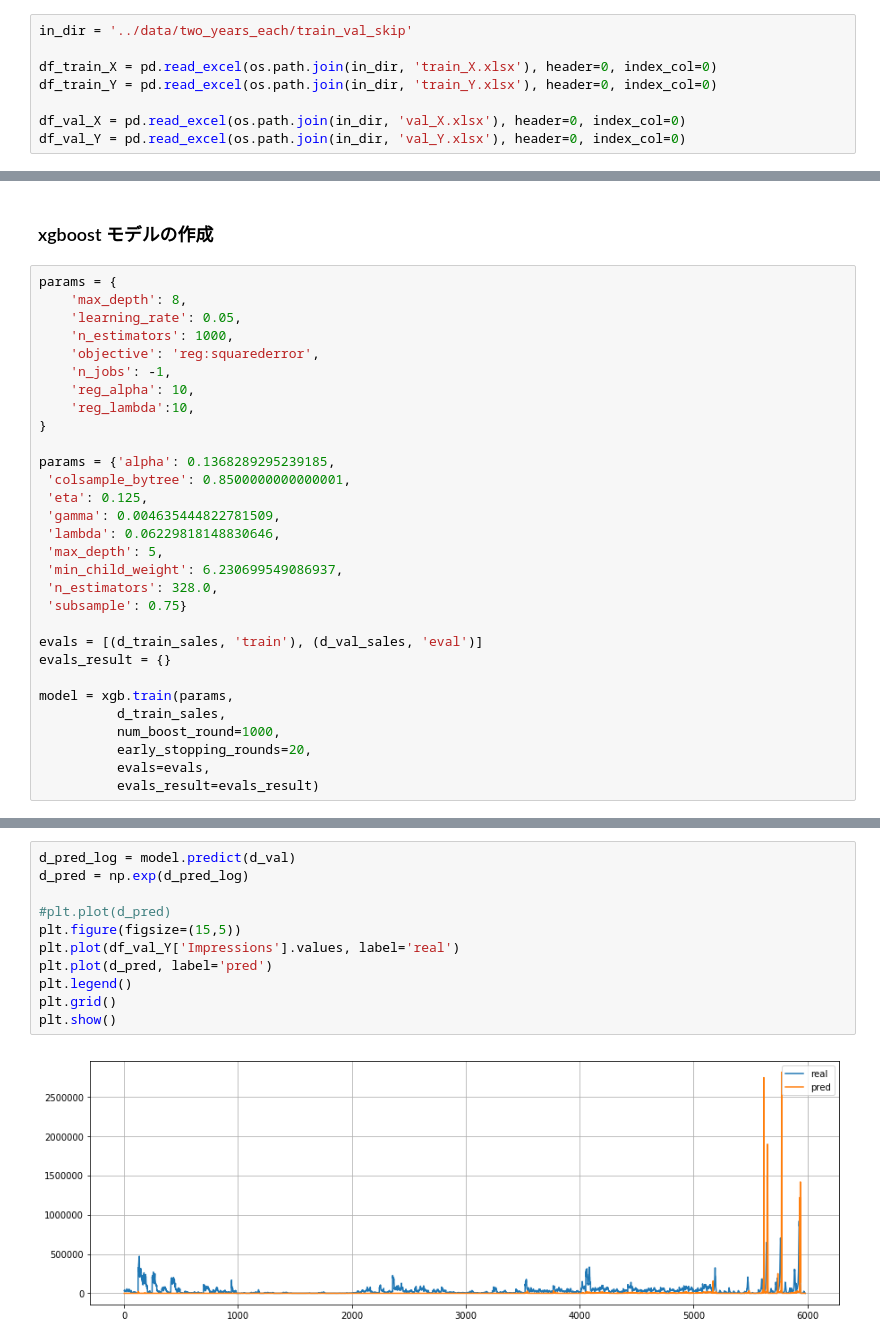
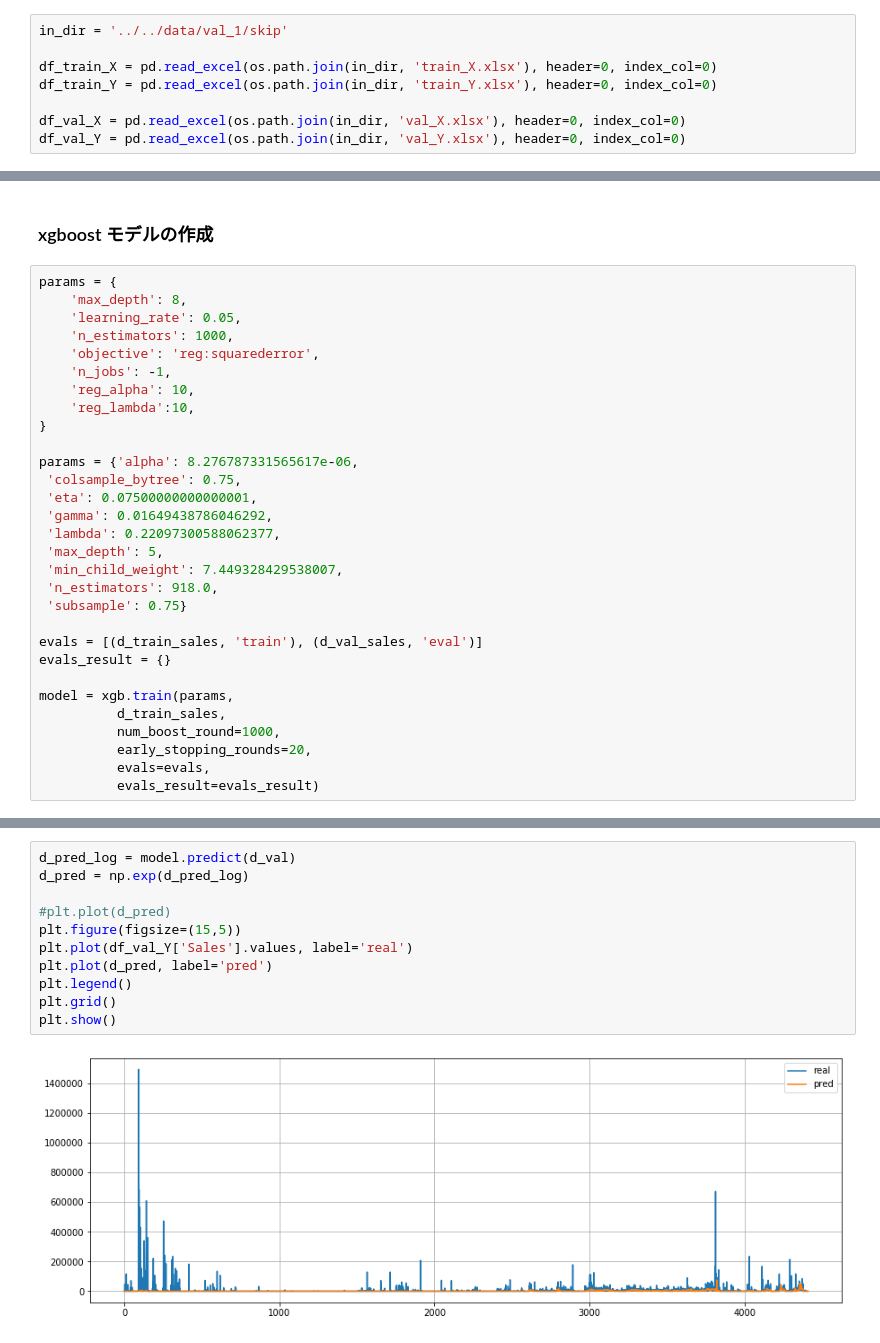
Before and after one commit to shuuchen/ad_pjt, a Jupyter notebook: scripts/models_skip/sales.ipynb, the cells around one changed output, grey strips where cells are left out. Drawn from its saved outputs; the diff is of its cells as text.

```diff
--- a/scripts/models_skip/sales.ipynb
+++ b/scripts/models_skip/sales.ipynb
@@ -13,7 +13,7 @@ from matplotlib import pyplot as plt
 # %% [markdown]
 ### データ読込
 # %%
-in_dir = '../data/two_years_each/train_val_skip'
+in_dir = '../../data/val_1/skip'
 
 df_train_X = pd.read_excel(os.path.join(in_dir, 'train_X.xlsx'), header=0, index_col=0)
 df_train_Y = pd.read_excel(os.path.join(in_dir, 'train_Y.xlsx'), header=0, index_col=0)
@@ -140,14 +140,14 @@ params = {
     'reg_lambda':10,
 }
 
-params = {'alpha': 0.1368289295239185,
- 'colsample_bytree': 0.8500000000000001,
- 'eta': 0.125,
- 'gamma': 0.004635444822781509,
- 'lambda': 0.06229818148830646,
+params = {'alpha': 8.276787331565617e-06,
+ 'colsample_bytree': 0.75,
+ 'eta': 0.07500000000000001,
+ 'gamma': 0.01649438786046292,
+ 'lambda': 0.22097300588062377,
  'max_depth': 5,
- 'min_child_weight': 6.230699549086937,
- 'n_estimators': 328.0,
+ 'min_child_weight': 7.449328429538007,
+ 'n_estimators': 918.0,
  'subsample': 0.75}
 
 evals = [(d_train_sales, 'train'), (d_val_sales, 'eval')]
@@ -192,16 +192,16 @@ plt.show()
 # %%
 d_pred_log = model.predict(d_val)
 d_pred = np.exp(d_pred_log)
 
 #plt.plot(d_pred)
 plt.figure(figsize=(15,5))
-plt.plot(df_val_Y['Impressions'].values, label='real')
+plt.plot(df_val_Y['Sales'].values, label='real')
 plt.plot(d_pred, label='pred')
 plt.legend()
 plt.grid()
 plt.show()
 # %% [output]
-[figure, old version]
+[figure, new version]
 # %%
 _, ax = plt.subplots(figsize=(15,30))
 xgb.plot_importance(model, ax=ax, importance_type='gain')
```
Also changed, not shown: parts of 7 cells of this notebook, 2 other files.
